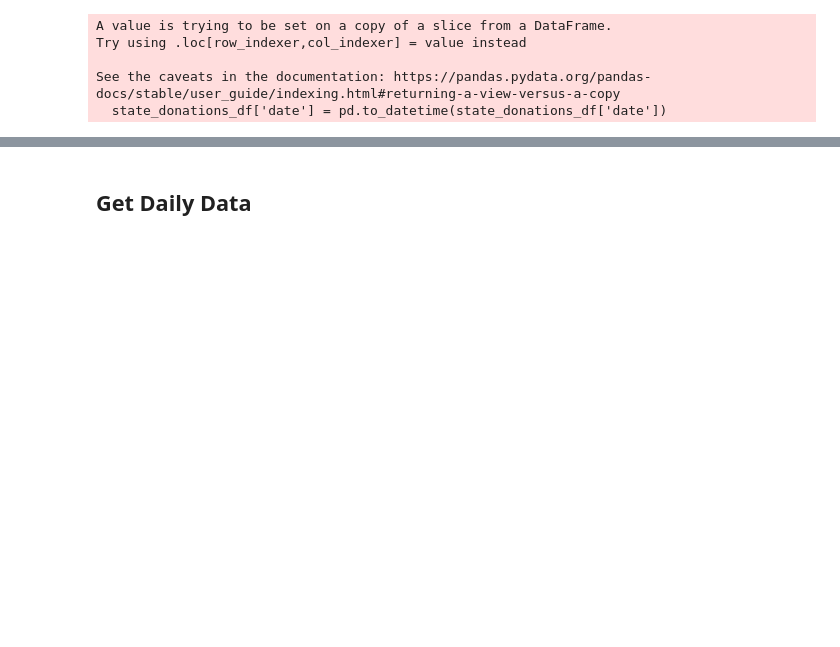
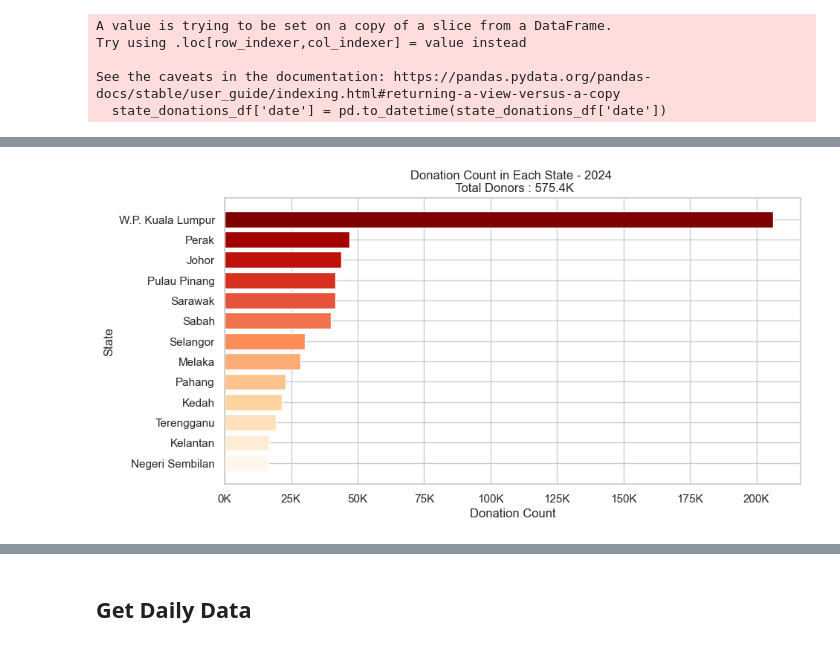
Before and after one commit to Englios/DS-Asses-BloodDonor, a Jupyter notebook: analysis/EDA.ipynb, the cells around one changed output, grey strips where cells are left out. Cells and saved outputs as stored; diff of their text form; code cells hidden in the pictures; blank space fills up the shorter version.

```diff
--- a/analysis/EDA.ipynb
+++ b/analysis/EDA.ipynb
@@ -711,0 +715,24 @@ plt.show()
+# %%
+import numpy as np
+import matplotlib.ticker as ticker
+
+# Filter the dataframe for the year 2024
+state_visits_2024 = state_visits_df[state_visits_df['year'] == 2023].iloc[:, 1:].sum()
+
+# Sort the states based on the number of counts
+sorted_states = state_visits_2024.sort_values(ascending=True).index
+
+# Create a horizontal bar chart for the year 2024 with color hue gradient
+plt.figure(figsize=(10, 5))
+colors = plt.cm.get_cmap('OrRd', len(state_visits_2024))
+plt.barh(sorted_states, state_visits_2024[sorted_states], color=colors(np.arange(len(state_visits_2024))))
+plt.title(f"Donation Count in Each State - 2024 \n Total Donors : {round(state_visits_2024.sum()/1000,2)}K")
+
+# Format x ticks to show "40K" instead of 40000
+formatter = ticker.FuncFormatter(lambda x, pos: f"{int(x/1000)}K")
+plt.gca().xaxis.set_major_formatter(formatter)
+plt.xlabel('Donation Count')
+plt.ylabel('State')
+plt.show()
+# %% [output]
+[figure, added]
```
Also changed, not shown: parts of 15 cells of this notebook.
